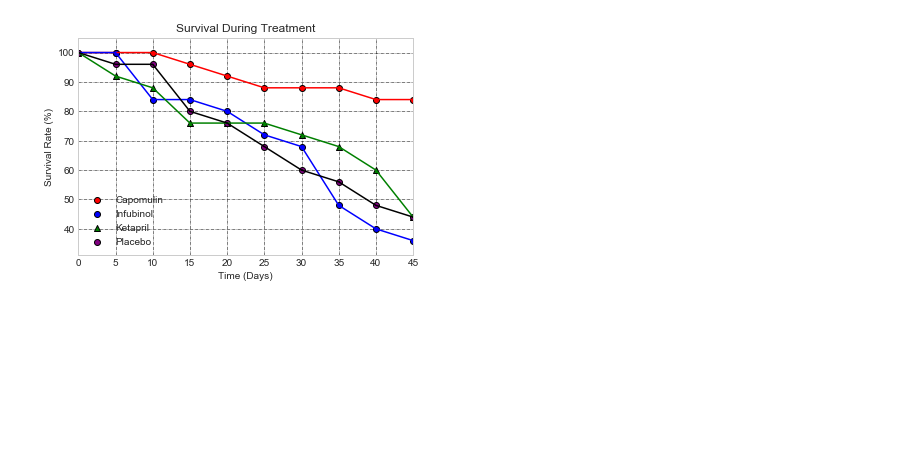
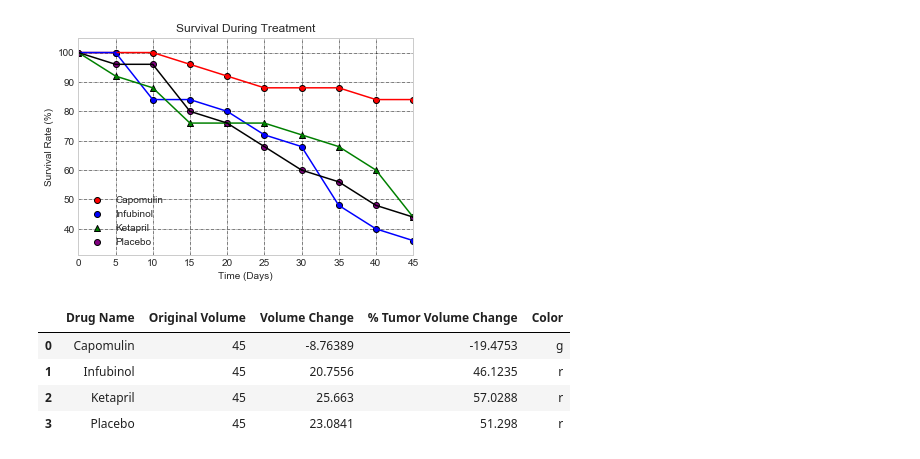
Before and after one commit to arunasunder/PYTHON-CHALLENGE, a Jupyter notebook: PyPharma/PharmaAnalyze.ipynb, the cells around one changed output. Saved outputs shown, nothing was run; the diff lists cells and outputs as text; code cells hidden in the pictures; blank space fills up the shorter version.

```diff
--- a/PyPharma/PharmaAnalyze.ipynb
+++ b/PyPharma/PharmaAnalyze.ipynb
@@ -761,0 +861,25 @@ plt.show()
+# %%
+# Part 4 - Bar plot showing the % Tumor Volume growth or reduction in Bar plots
+
+#To do this - Pull up the data we have calculated to show this Bar plot so far
+
+Tumor_Percent_Change_ByDrug.head()
+
+Tumor_Percent_Change_ByDrug["Color"] = ""
+green_color = 'g'
+red_color = 'r'
+
+for index, row in Tumor_Percent_Change_ByDrug.iterrows():
+    # If the Tumor size has decreased, this is a positive and it would need reflected as green in bar plot else red
+    if (row["% Tumor Volume Change"] <= 0):
+        Tumor_Percent_Change_ByDrug.set_value(index, "Color", green_color)
+    else:
+        Tumor_Percent_Change_ByDrug.set_value(index, "Color", red_color)
+
+Tumor_Percent_Change_ByDrug.head()
+# %% [output]
+|  | Drug Name | Original Volume | Volume Change | % Tumor Volume Change | Color |
+| 0 | Capomulin | 45 | -8.76389 | -19.4753 | g |
+| 1 | Infubinol | 45 | 20.7556 | 46.1235 | r |
+| 2 | Ketapril | 45 | 25.663 | 57.0288 | r |
+| 3 | Placebo | 45 | 23.0841 | 51.298 | r |
```
Also changed, not shown: parts of 12 cells of this notebook.
